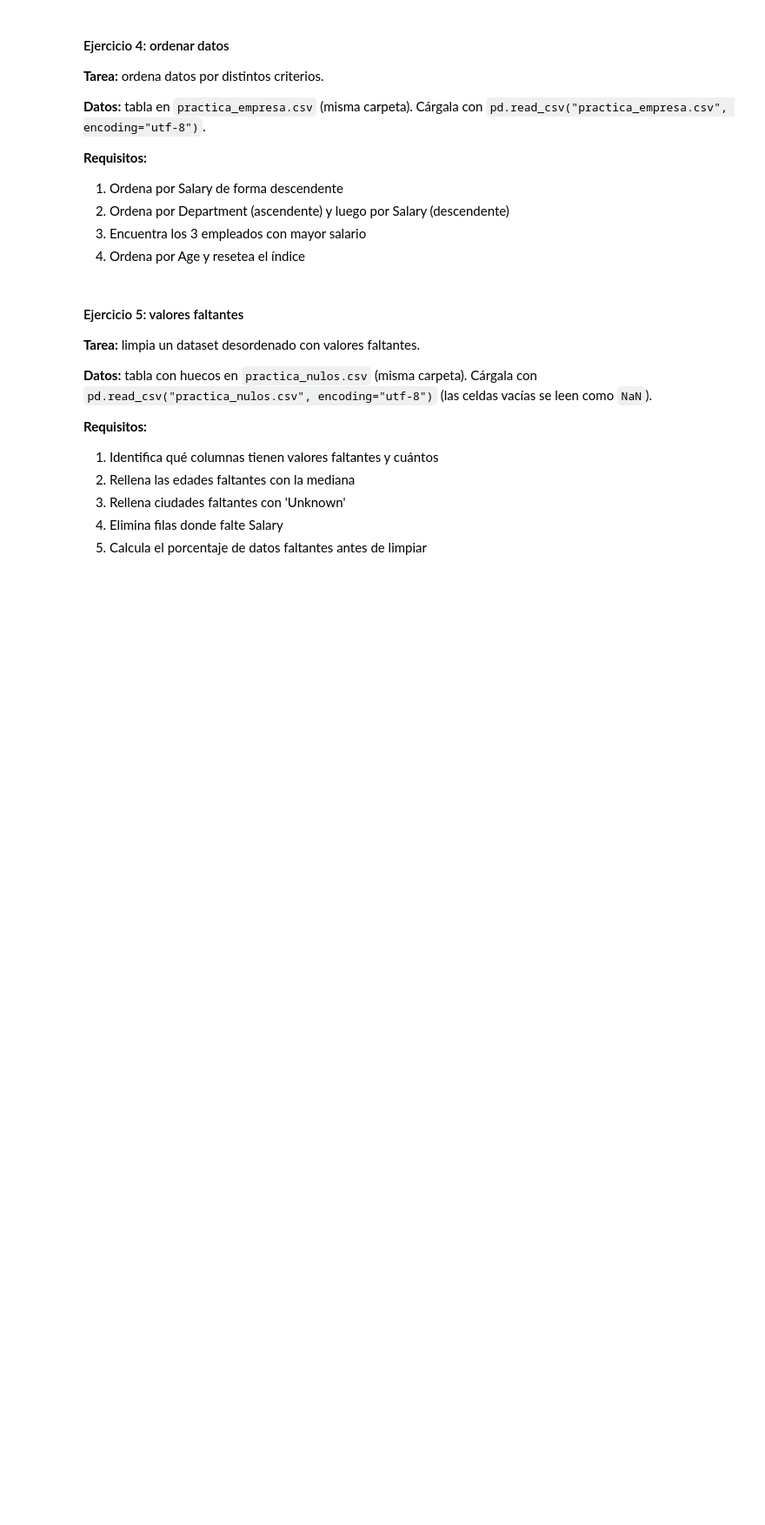
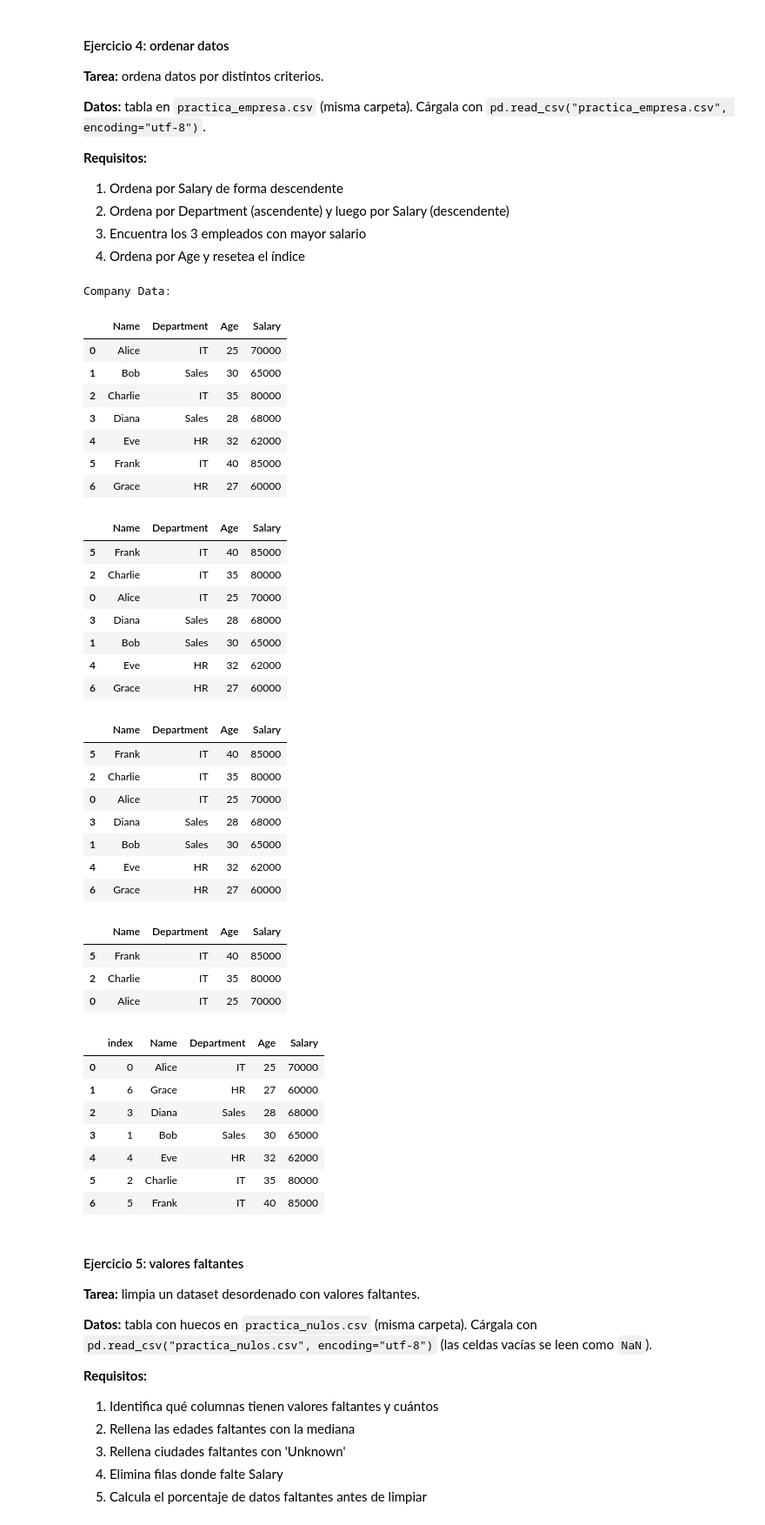
Before and after one commit to xFloki/Challenges_TheBridge, a Jupyter notebook: 02_Herramientas_Avanzadas/Sprint_03/Unidad_02_Pandas_lectura_escritura_ficheros/04_Practica_Obligatoria/Practica_Obligatoria_Pandas.ipynb, the cells around one changed output. Shown at 87% size. Drawn from its saved outputs; the diff is of its cells as text; code cells hidden in the pictures; blank space fills up the shorter version.

Commit message:
(wip) practica obligatora Spring_03 Unidad_02 (Pandas)
Ejercicio 4: ordenar datos
uso de .sort_values(), .reset_index()

```diff
--- a/02_Herramientas_Avanzadas/Sprint_03/Unidad_02_Pandas_lectura_escritura_ficheros/04_Practica_Obligatoria/Practica_Obligatoria_Pandas.ipynb
+++ b/02_Herramientas_Avanzadas/Sprint_03/Unidad_02_Pandas_lectura_escritura_ficheros/04_Practica_Obligatoria/Practica_Obligatoria_Pandas.ipynb
@@ -209,11 +209,58 @@ Total: 2
 # %%
 # Ejercicio 4: datos desde CSV (misma carpeta que el notebook)
 company = pd.read_csv("practica_empresa.csv", encoding="utf-8")
 
 print("Company Data:")
-print(company)
+display(company)
 
 # TODO: Operaciones de ordenación
+# 1. Ordena por Salary de forma descendente
+# Por defecto es ASC
+display(company.sort_values('Salary', ascending=False))
+# 2. Ordena por Department (ascendente) y luego por Salary (descendente)
+display(company.sort_values('Department').sort_values('Salary', ascending=False))
+# 3. Encuentra los 3 empleados con mayor salario
+display(company.sort_values('Salary', ascending=False).head(3))
+# 4. Ordena por Age y resetea el índice
+display(company.sort_values('Age').reset_index())
+# %% [output]
+Company Data:
+|  | Name | Department | Age | Salary |
+| 0 | Alice | IT | 25 | 70000 |
+| 1 | Bob | Sales | 30 | 65000 |
+| 2 | Charlie | IT | 35 | 80000 |
+| 3 | Diana | Sales | 28 | 68000 |
+| 4 | Eve | HR | 32 | 62000 |
+| 5 | Frank | IT | 40 | 85000 |
+| 6 | Grace | HR | 27 | 60000 |
+|  | Name | Department | Age | Salary |
+| 5 | Frank | IT | 40 | 85000 |
+| 2 | Charlie | IT | 35 | 80000 |
+| 0 | Alice | IT | 25 | 70000 |
+| 3 | Diana | Sales | 28 | 68000 |
+| 1 | Bob | Sales | 30 | 65000 |
+| 4 | Eve | HR | 32 | 62000 |
+| 6 | Grace | HR | 27 | 60000 |
+|  | Name | Department | Age | Salary |
+| 5 | Frank | IT | 40 | 85000 |
+| 2 | Charlie | IT | 35 | 80000 |
+| 0 | Alice | IT | 25 | 70000 |
+| 3 | Diana | Sales | 28 | 68000 |
+| 1 | Bob | Sales | 30 | 65000 |
+| 4 | Eve | HR | 32 | 62000 |
+| 6 | Grace | HR | 27 | 60000 |
+|  | Name | Department | Age | Salary |
+| 5 | Frank | IT | 40 | 85000 |
+| 2 | Charlie | IT | 35 | 80000 |
+| 0 | Alice | IT | 25 | 70000 |
+|  | index | Name | Department | Age | Salary |
+| 0 | 0 | Alice | IT | 25 | 70000 |
+| 1 | 6 | Grace | HR | 27 | 60000 |
+| 2 | 3 | Diana | Sales | 28 | 68000 |
+| 3 | 1 | Bob | Sales | 30 | 65000 |
+| 4 | 4 | Eve | HR | 32 | 62000 |
+| 5 | 2 | Charlie | IT | 35 | 80000 |
+| 6 | 5 | Frank | IT | 40 | 85000 |
 # %% [markdown]
 #### Ejercicio 5: valores faltantes
 
```
